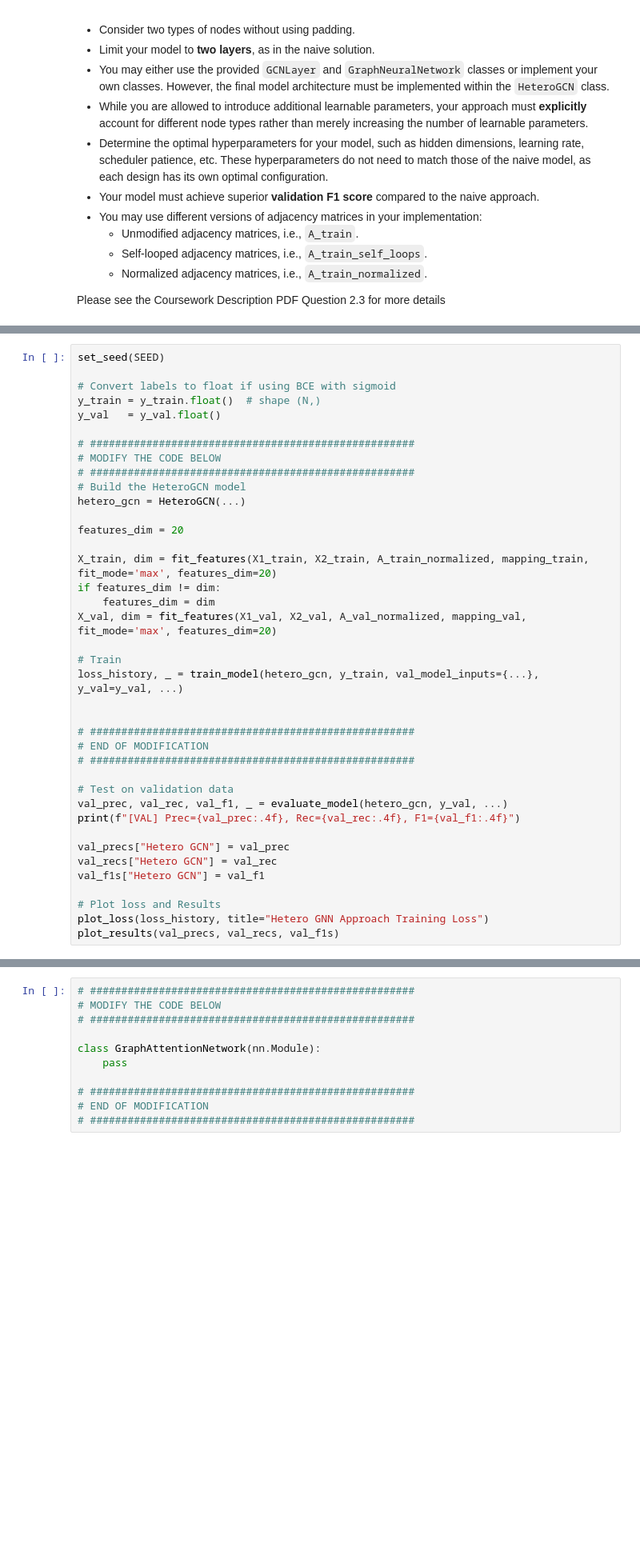
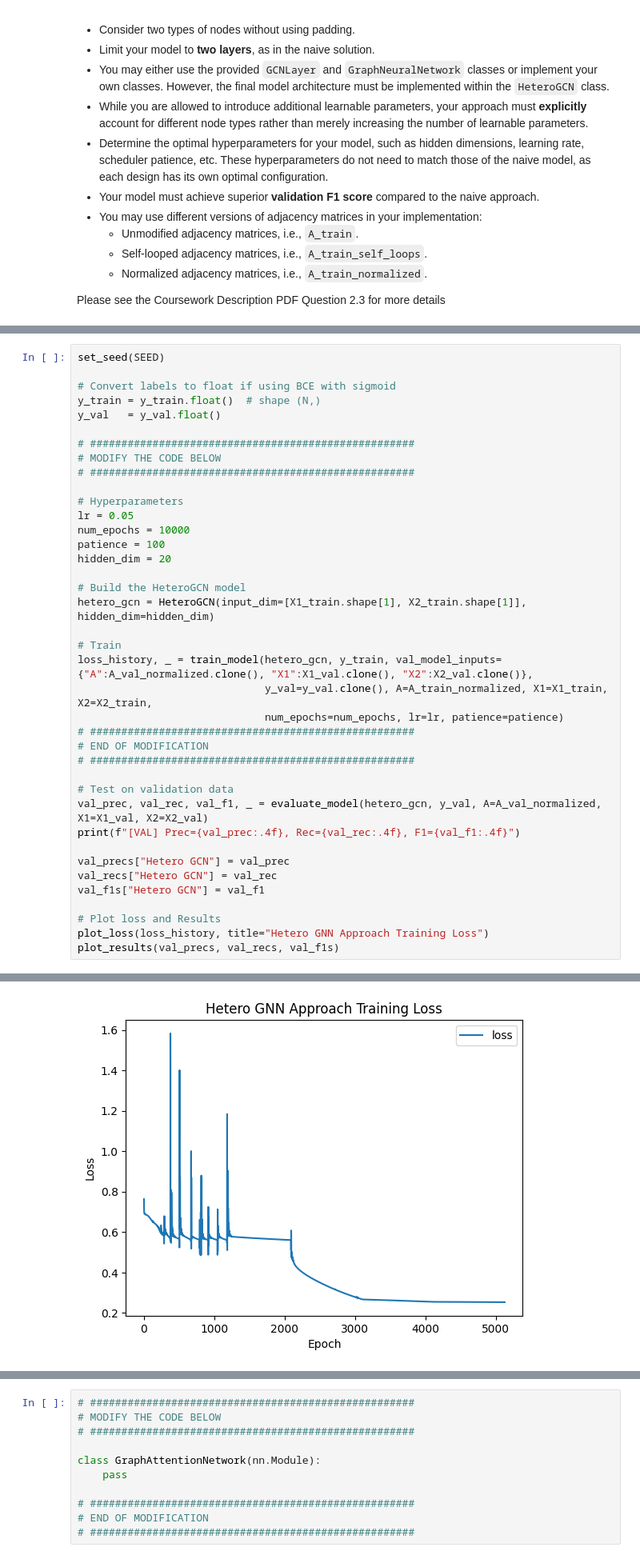
Before and after one commit to belfioreasia/Deep-Graph-Based-Learning, a Jupyter notebook: Coursework/q2_heterogeneous_node_classifcation.ipynb, the cells around one changed output, grey strips where cells are left out. Shown at 80% size. Saved outputs shown, nothing was run; the diff lists cells and outputs as text; blank space fills up the shorter version.

```diff
--- a/Coursework/q2_heterogeneous_node_classifcation.ipynb
+++ b/Coursework/q2_heterogeneous_node_classifcation.ipynb
@@ -961,26 +907,26 @@ y_val   = y_val.float()
 # ####################################################
 # MODIFY THE CODE BELOW
 # ####################################################
+
+# Hyperparameters
+lr = 0.05
+num_epochs = 10000
+patience = 100
+hidden_dim = 20
+
 # Build the HeteroGCN model
-hetero_gcn = HeteroGCN(...)
-
-features_dim = 20
-
-X_train, dim = fit_features(X1_train, X2_train, A_train_normalized, mapping_train, fit_mode='max', features_dim=20)
-if features_dim != dim:
-    features_dim = dim
-X_val, dim = fit_features(X1_val, X2_val, A_val_normalized, mapping_val, fit_mode='max', features_dim=20)
+hetero_gcn = HeteroGCN(input_dim=[X1_train.shape[1], X2_train.shape[1]], hidden_dim=hidden_dim)
 
 # Train
-loss_history, _ = train_model(hetero_gcn, y_train, val_model_inputs={...}, y_val=y_val, ...)
-
-
+loss_history, _ = train_model(hetero_gcn, y_train, val_model_inputs={"A":A_val_normalized.clone(), "X1":X1_val.clone(), "X2":X2_val.clone()},
+                              y_val=y_val.clone(), A=A_train_normalized, X1=X1_train, X2=X2_train,
+                              num_epochs=num_epochs, lr=lr, patience=patience)
 # ####################################################
 # END OF MODIFICATION
 # ####################################################
 
 # Test on validation data
-val_prec, val_rec, val_f1, _ = evaluate_model(hetero_gcn, y_val, ...)
+val_prec, val_rec, val_f1, _ = evaluate_model(hetero_gcn, y_val, A=A_val_normalized, X1=X1_val, X2=X2_val)
 print(f"[VAL] Prec={val_prec:.4f}, Rec={val_rec:.4f}, F1={val_f1:.4f}")
 
 val_precs["Hetero GCN"] = val_prec
@@ -990,3 +936,4 @@ val_f1s["Hetero GCN"] = val_f1
 # Plot loss and Results
 plot_loss(loss_history, title="Hetero GNN Approach Training Loss")
 plot_results(val_precs, val_recs, val_f1s)
+# %% [output]
@@ -992,0 +957 @@ plot_results(val_precs, val_recs, val_f1s)
+[figure, added]
```
Also changed, not shown: parts of 5 cells of this notebook.
